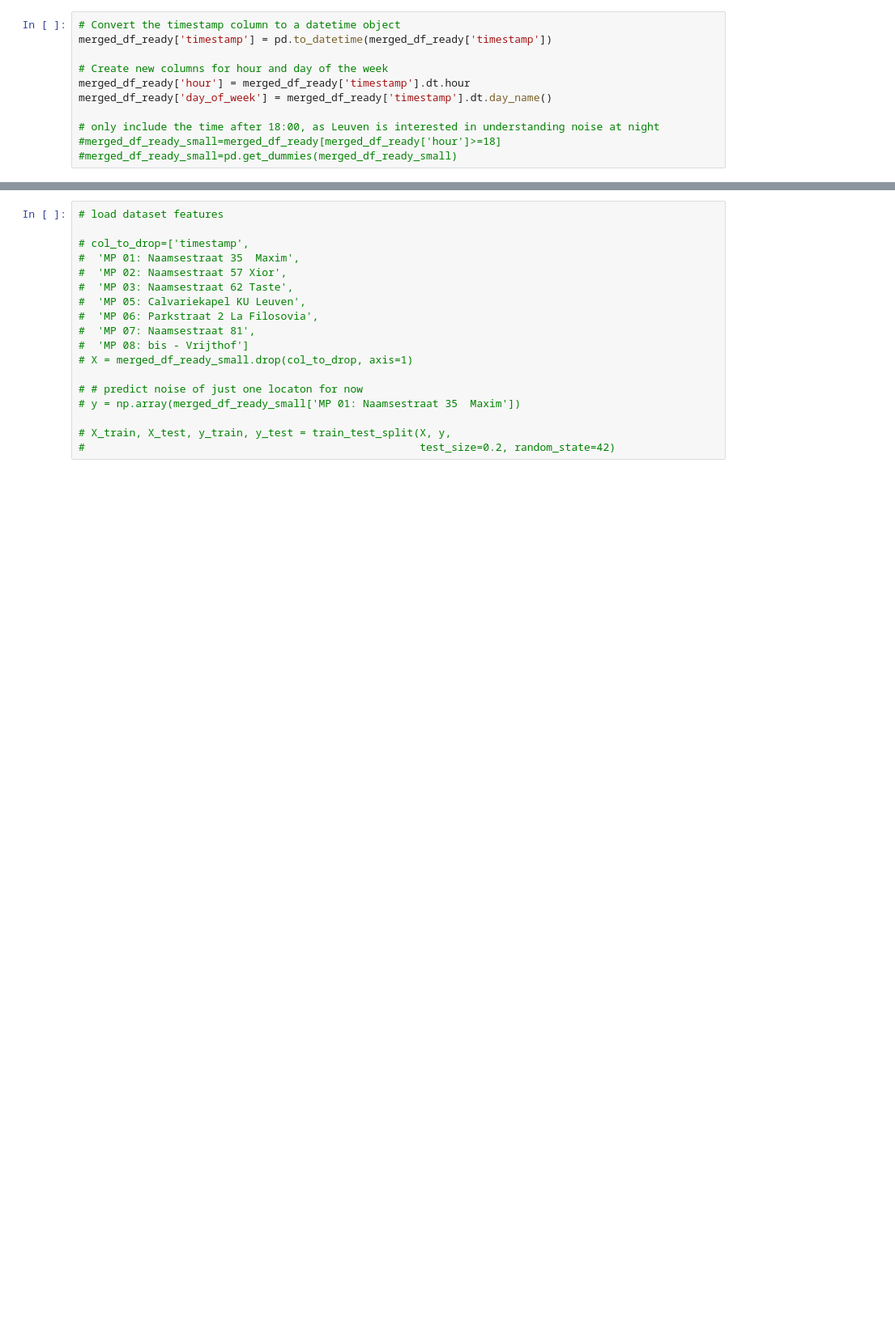
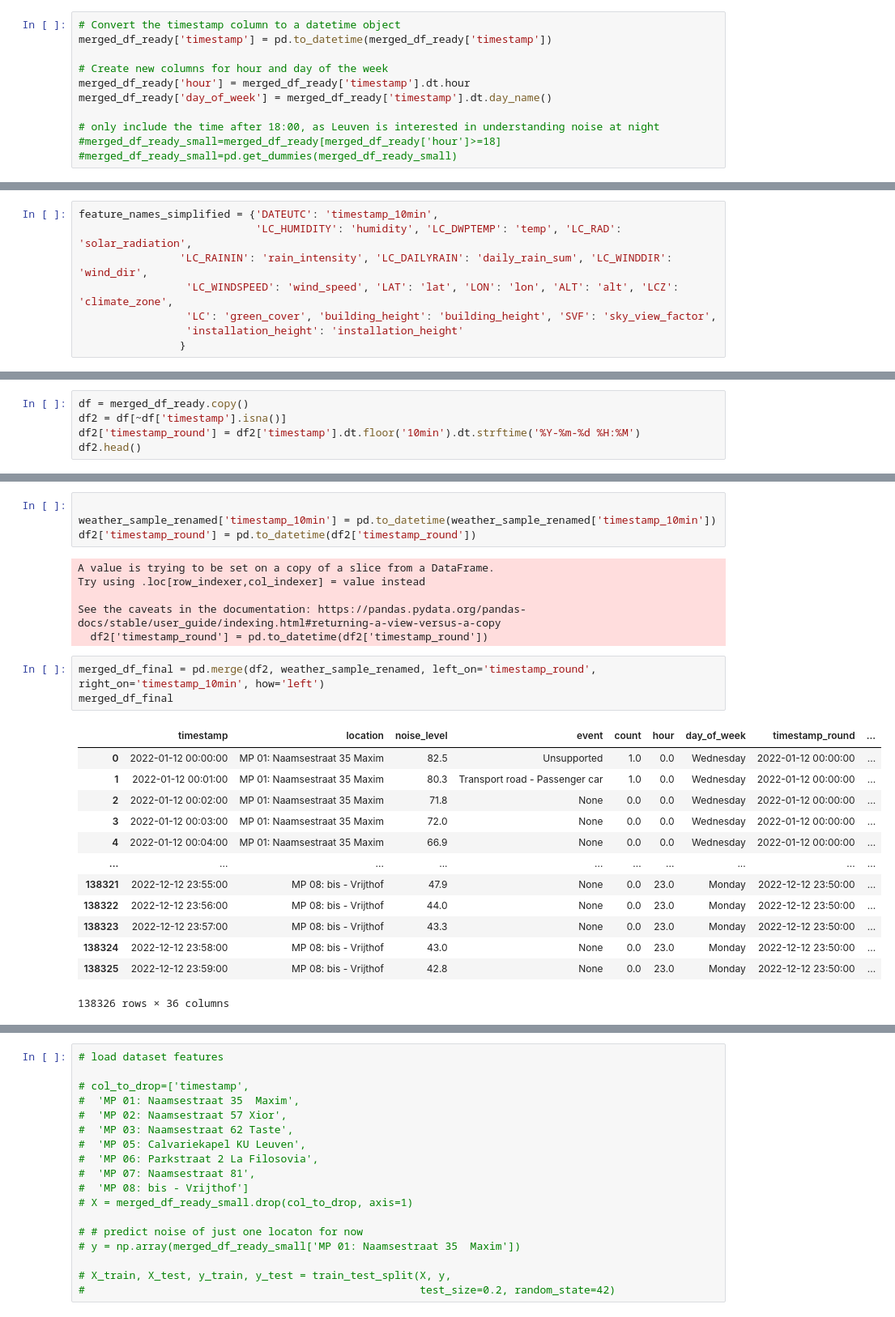
Before and after one commit to ngthien23/KUL-MDA, a Jupyter notebook: WentingJiang/model.ipynb, the cells around one changed output, grey strips where cells are left out. Shown at 81% size. Drawn from its saved outputs; the diff is of its cells as text; blank space fills up the shorter version.

```diff
--- a/WentingJiang/model.ipynb
+++ b/WentingJiang/model.ipynb
@@ -462,0 +442,8 @@ weather_sample_renamed.head()
+# %%
+feature_names_simplified = {'DATEUTC': 'timestamp_10min',
+                            'LC_HUMIDITY': 'humidity', 'LC_DWPTEMP': 'temp', 'LC_RAD': 'solar_radiation',
+                'LC_RAININ': 'rain_intensity', 'LC_DAILYRAIN': 'daily_rain_sum', 'LC_WINDDIR': 'wind_dir',
+                 'LC_WINDSPEED': 'wind_speed', 'LAT': 'lat', 'LON': 'lon', 'ALT': 'alt', 'LCZ': 'climate_zone',
+                 'LC': 'green_cover', 'building_height': 'building_height', 'SVF': 'sky_view_factor',
+                 'installation_height': 'installation_height'
+                }
@@ -462,0 +473,5 @@ weather_sample_renamed.head()
+# %%
+df = merged_df_ready.copy()
+df2 = df[~df['timestamp'].isna()]
+df2['timestamp_round'] = df2['timestamp'].dt.floor('10min').dt.strftime('%Y-%m-%d %H:%M')
+df2.head()
@@ -462,0 +490,27 @@ weather_sample_renamed.head()
+# %%
+
+weather_sample_renamed['timestamp_10min'] = pd.to_datetime(weather_sample_renamed['timestamp_10min'])
+df2['timestamp_round'] = pd.to_datetime(df2['timestamp_round'])
+# %% [output]
+A value is trying to be set on a copy of a slice from a DataFrame.
+Try using .loc[row_indexer,col_indexer] = value instead
+
+See the caveats in the documentation: https://pandas.pydata.org/pandas-docs/stable/user_guide/indexing.html#returning-a-view-versus-a-copy
+  df2['timestamp_round'] = pd.to_datetime(df2['timestamp_round'])
+# %%
+merged_df_final = pd.merge(df2, weather_sample_renamed, left_on='timestamp_round', right_on='timestamp_10min', how='left')
+merged_df_final
+# %% [output]
+|  | timestamp | location | noise_level | event | count | hour | day_of_week | timestamp_round | ... |
+| 0 | 2022-01-12 00:00:00 | MP 01: Naamsestraat 35 Maxim | 82.5 | Unsupported | 1.0 | 0.0 | Wednesday | 2022-01-12 00:00:00 | ... |
+| 1 | 2022-01-12 00:01:00 | MP 01: Naamsestraat 35 Maxim | 80.3 | Transport road - Passenger car | 1.0 | 0.0 | Wednesday | 2022-01-12 00:00:00 | ... |
+| 2 | 2022-01-12 00:02:00 | MP 01: Naamsestraat 35 Maxim | 71.8 | None | 0.0 | 0.0 | Wednesday | 2022-01-12 00:00:00 | ... |
+| 3 | 2022-01-12 00:03:00 | MP 01: Naamsestraat 35 Maxim | 72.0 | None | 0.0 | 0.0 | Wednesday | 2022-01-12 00:00:00 | ... |
+| 4 | 2022-01-12 00:04:00 | MP 01: Naamsestraat 35 Maxim | 66.9 | None | 0.0 | 0.0 | Wednesday | 2022-01-12 00:00:00 | ... |
+| ... | ... | ... | ... | ... | ... | ... | ... | ... | ... |
+| 138321 | 2022-12-12 23:55:00 | MP 08: bis - Vrijthof | 47.9 | None | 0.0 | 23.0 | Monday | 2022-12-12 23:50:00 | ... |
+| 138322 | 2022-12-12 23:56:00 | MP 08: bis - Vrijthof | 44.0 | None | 0.0 | 23.0 | Monday | 2022-12-12 23:50:00 | ... |
+| 138323 | 2022-12-12 23:57:00 | MP 08: bis - Vrijthof | 43.3 | None | 0.0 | 23.0 | Monday | 2022-12-12 23:50:00 | ... |
+| 138324 | 2022-12-12 23:58:00 | MP 08: bis - Vrijthof | 43.0 | None | 0.0 | 23.0 | Monday | 2022-12-12 23:50:00 | ... |
+| 138325 | 2022-12-12 23:59:00 | MP 08: bis - Vrijthof | 42.8 | None | 0.0 | 23.0 | Monday | 2022-12-12 23:50:00 | ... |
+138326 rows × 36 columns
```
Also changed, not shown: parts of 41 cells of this notebook, 2 other files.
